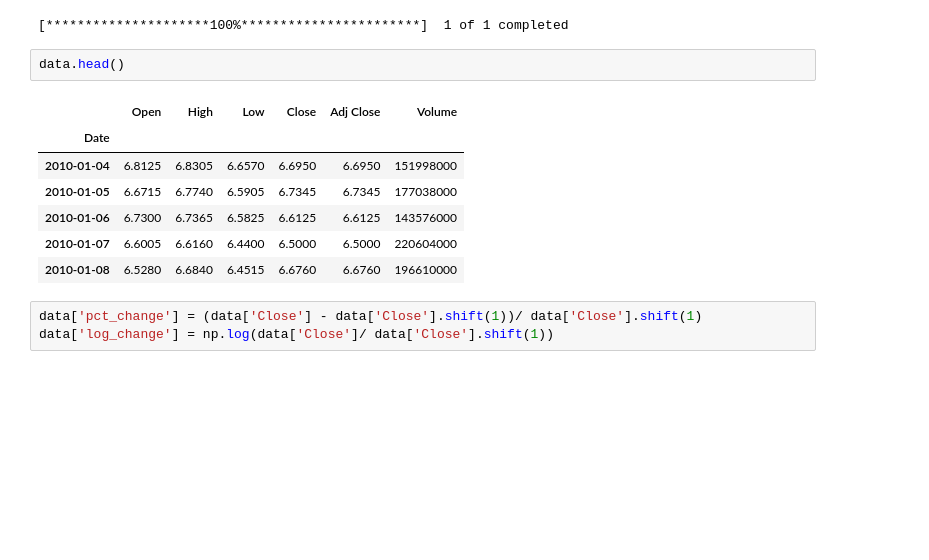
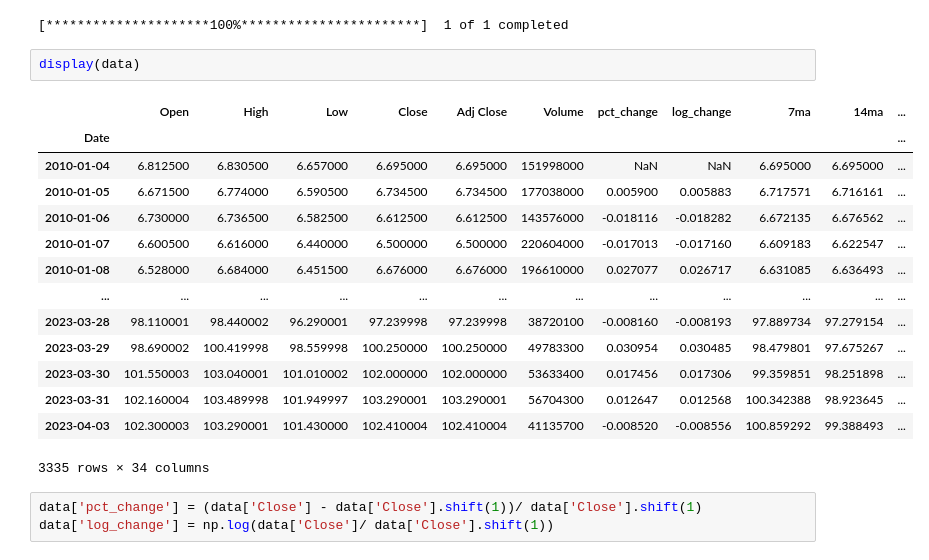
Before and after one commit to fola789/Amazon-Stock-Price-Forecasting-Using-LSTM-and-GAN, a Jupyter notebook: Preprocessing.ipynb, the cells around one changed output. Cells and saved outputs as stored; diff of their text form; blank space fills up the shorter version.

```diff
--- a/Preprocessing.ipynb
+++ b/Preprocessing.ipynb
@@ -13,16 +13,23 @@ end = dt.datetime(2023, 4, 4)
 data = yf.download('AMZN', start, end)
 # %% [output]
 [*********************100%***********************]  1 of 1 completed
-# %%
-data.head()
-# %% [output]
-|  | Open | High | Low | Close | Adj Close | Volume |
-| Date |  |  |  |  |  |  |
-| 2010-01-04 | 6.8125 | 6.8305 | 6.6570 | 6.6950 | 6.6950 | 151998000 |
-| 2010-01-05 | 6.6715 | 6.7740 | 6.5905 | 6.7345 | 6.7345 | 177038000 |
-| 2010-01-06 | 6.7300 | 6.7365 | 6.5825 | 6.6125 | 6.6125 | 143576000 |
-| 2010-01-07 | 6.6005 | 6.6160 | 6.4400 | 6.5000 | 6.5000 | 220604000 |
-| 2010-01-08 | 6.5280 | 6.6840 | 6.4515 | 6.6760 | 6.6760 | 196610000 |
+# %%
+display(data)
+# %% [output]
+|  | Open | High | Low | Close | Adj Close | Volume | pct_change | log_change | 7ma | 14ma | ... |
+| Date |  |  |  |  |  |  |  |  |  |  | ... |
+| 2010-01-04 | 6.812500 | 6.830500 | 6.657000 | 6.695000 | 6.695000 | 151998000 | NaN | NaN | 6.695000 | 6.695000 | ... |
+| 2010-01-05 | 6.671500 | 6.774000 | 6.590500 | 6.734500 | 6.734500 | 177038000 | 0.005900 | 0.005883 | 6.717571 | 6.716161 | ... |
+| 2010-01-06 | 6.730000 | 6.736500 | 6.582500 | 6.612500 | 6.612500 | 143576000 | -0.018116 | -0.018282 | 6.672135 | 6.676562 | ... |
+| 2010-01-07 | 6.600500 | 6.616000 | 6.440000 | 6.500000 | 6.500000 | 220604000 | -0.017013 | -0.017160 | 6.609183 | 6.622547 | ... |
+| 2010-01-08 | 6.528000 | 6.684000 | 6.451500 | 6.676000 | 6.676000 | 196610000 | 0.027077 | 0.026717 | 6.631085 | 6.636493 | ... |
+| ... | ... | ... | ... | ... | ... | ... | ... | ... | ... | ... | ... |
+| 2023-03-28 | 98.110001 | 98.440002 | 96.290001 | 97.239998 | 97.239998 | 38720100 | -0.008160 | -0.008193 | 97.889734 | 97.279154 | ... |
+| 2023-03-29 | 98.690002 | 100.419998 | 98.559998 | 100.250000 | 100.250000 | 49783300 | 0.030954 | 0.030485 | 98.479801 | 97.675267 | ... |
+| 2023-03-30 | 101.550003 | 103.040001 | 101.010002 | 102.000000 | 102.000000 | 53633400 | 0.017456 | 0.017306 | 99.359851 | 98.251898 | ... |
+| 2023-03-31 | 102.160004 | 103.489998 | 101.949997 | 103.290001 | 103.290001 | 56704300 | 0.012647 | 0.012568 | 100.342388 | 98.923645 | ... |
+| 2023-04-03 | 102.300003 | 103.290001 | 101.430000 | 102.410004 | 102.410004 | 41135700 | -0.008520 | -0.008556 | 100.859292 | 99.388493 | ... |
+3335 rows × 34 columns
 # %%
 data['pct_change'] = (data['Close'] - data['Close'].shift(1))/ data['Close'].shift(1)
 data['log_change'] = np.log(data['Close']/ data['Close'].shift(1))
```
Also changed, not shown: parts of 3 cells of this notebook, 4 other files.
